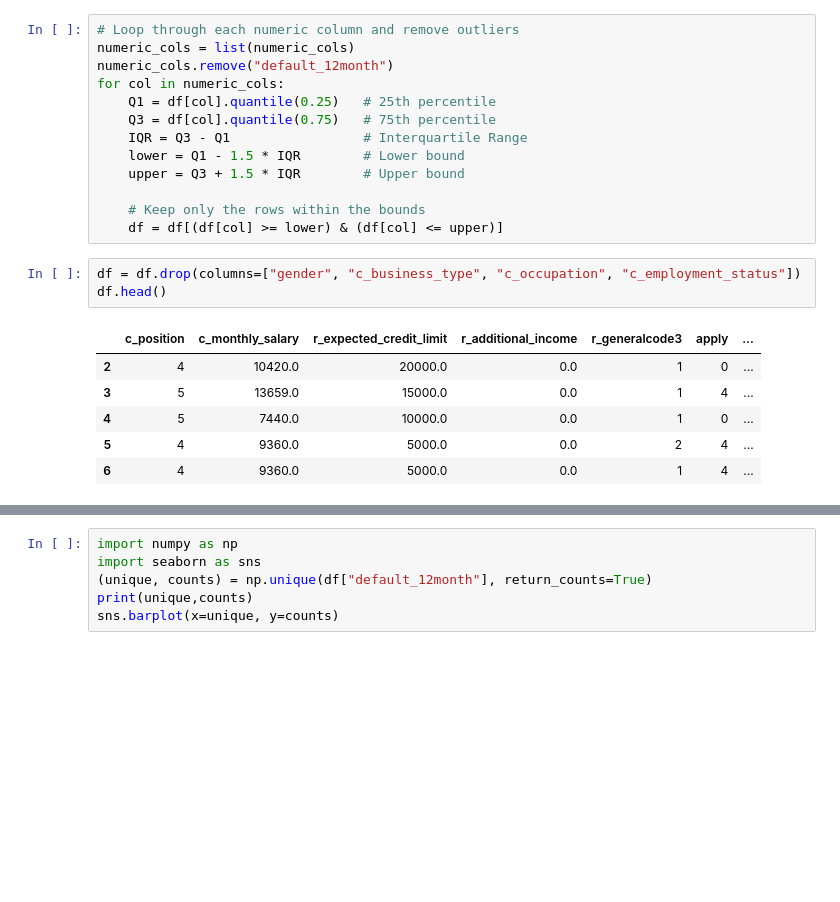
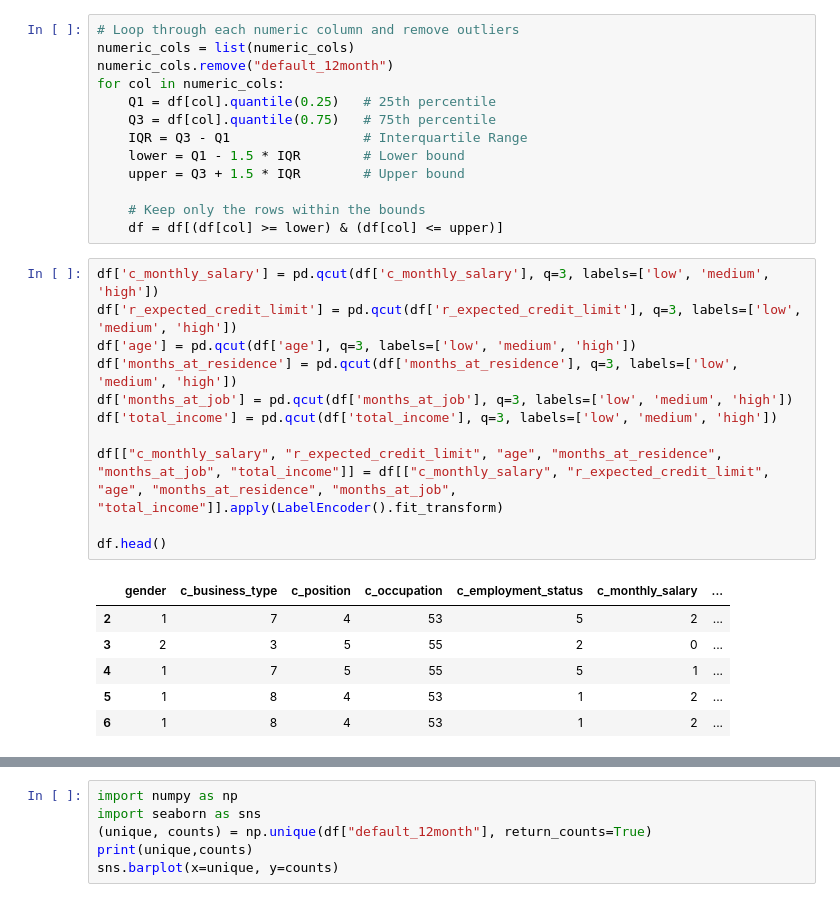
Before and after one commit to yfussy/Aihack_aikokkak, a Jupyter notebook: notebook/v2/cleaning.ipynb, the cells around one changed output, grey strips where cells are left out. Saved outputs shown, nothing was run; the diff lists cells and outputs as text; blank space fills up the shorter version.

```diff
--- a/notebook/v2/cleaning.ipynb
+++ b/notebook/v2/cleaning.ipynb
@@ -143,13 +134,21 @@ for col in numeric_cols:
 
     # Keep only the rows within the bounds
     df = df[(df[col] >= lower) & (df[col] <= upper)]
-# %%
-df = df.drop(columns=["gender", "c_business_type", "c_occupation", "c_employment_status"])
-df.head()
-# %% [output]
-|  | c_position | c_monthly_salary | r_expected_credit_limit | r_additional_income | r_generalcode3 | apply | ... |
-| 2 | 4 | 10420.0 | 20000.0 | 0.0 | 1 | 0 | ... |
-| 3 | 5 | 13659.0 | 15000.0 | 0.0 | 1 | 4 | ... |
-| 4 | 5 | 7440.0 | 10000.0 | 0.0 | 1 | 0 | ... |
-| 5 | 4 | 9360.0 | 5000.0 | 0.0 | 2 | 4 | ... |
-| 6 | 4 | 9360.0 | 5000.0 | 0.0 | 1 | 4 | ... |
+# %%
+df['c_monthly_salary'] = pd.qcut(df['c_monthly_salary'], q=3, labels=['low', 'medium', 'high'])
+df['r_expected_credit_limit'] = pd.qcut(df['r_expected_credit_limit'], q=3, labels=['low', 'medium', 'high'])
+df['age'] = pd.qcut(df['age'], q=3, labels=['low', 'medium', 'high'])
+df['months_at_residence'] = pd.qcut(df['months_at_residence'], q=3, labels=['low', 'medium', 'high'])
+df['months_at_job'] = pd.qcut(df['months_at_job'], q=3, labels=['low', 'medium', 'high'])
+df['total_income'] = pd.qcut(df['total_income'], q=3, labels=['low', 'medium', 'high'])
+
+df[["c_monthly_salary", "r_expected_credit_limit", "age", "months_at_residence", "months_at_job", "total_income"]] = df[["c_monthly_salary", "r_expected_credit_limit", "age", "months_at_residence", "months_at_job", "total_income"]].apply(LabelEncoder().fit_transform)
+
+df.head()
+# %% [output]
+|  | gender | c_business_type | c_position | c_occupation | c_employment_status | c_monthly_salary | ... |
+| 2 | 1 | 7 | 4 | 53 | 5 | 2 | ... |
+| 3 | 2 | 3 | 5 | 55 | 2 | 0 | ... |
+| 4 | 1 | 7 | 5 | 55 | 5 | 1 | ... |
+| 5 | 1 | 8 | 4 | 53 | 1 | 2 | ... |
+| 6 | 1 | 8 | 4 | 53 | 1 | 2 | ... |
```
Also changed, not shown: parts of 3 cells of this notebook, 7 other files.
